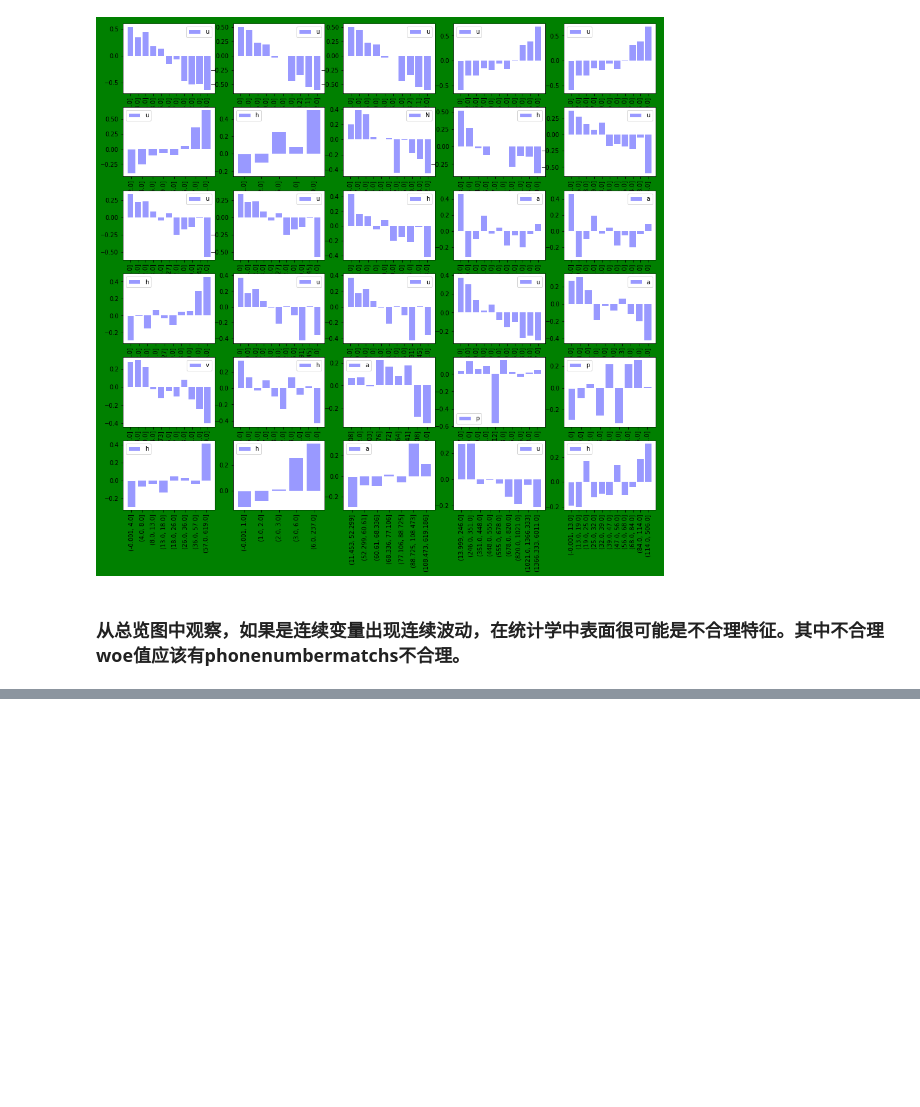
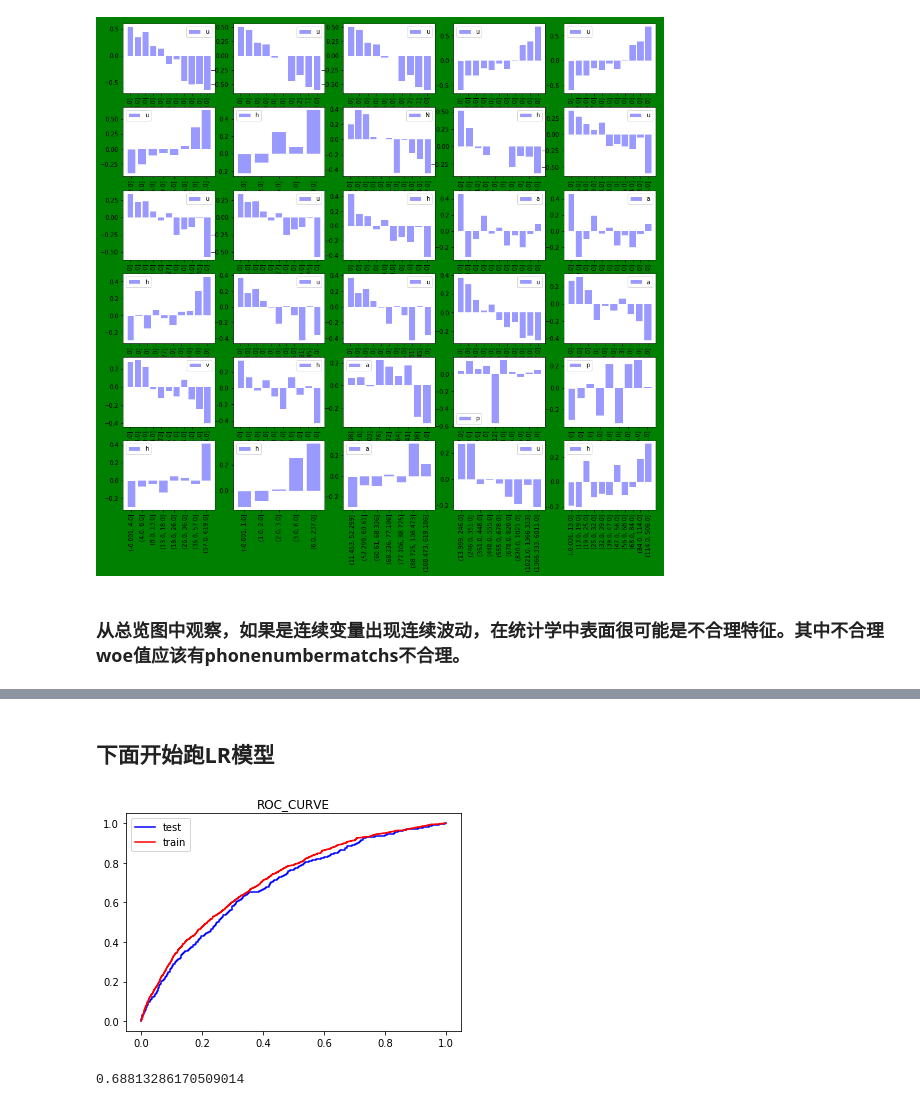
Before and after one commit to abeltowne/Machine-DeeP-Learning, a Jupyter notebook: 神经网络.ipynb, the cells around one changed output, grey strips where cells are left out. Cells and saved outputs as stored; diff of their text form; code cells hidden in the pictures; blank space fills up the shorter version.

```diff
--- a/神经网络.ipynb
+++ b/神经网络.ipynb
@@ -436,0 +567,14 @@ plt.show()
+# %%
+new_trainFiaData = finalData[new_trainFiaData_column]
+new_trainFiaData_copy =new_trainFiaData.copy()
+adict=globals()
+n=0
+for i in new_trainFiaData.columns:
+    new_trainFiaData_copy[i]=pd.qcut(new_trainFiaData[i],new_trainFiaData_cutN[n],duplicates ='drop')
+    n+=1
+for i in new_trainFiaData_copy.columns:
+    funQ = getIVandKS()
+    funQ.fit(new_trainFiaData_copy[i],finalData["y"])
+    adict["woe%s" %i] = dict(zip(funQ.result.index,funQ.result["woe"]))
+    new_trainFiaData_copy[i]=new_trainFiaData_copy[i].map(lambda x:adict["woe%s" % i][x])
+new_trainFiaData_copy
@@ -436,0 +600,27 @@ plt.show()
+# %% [markdown]
+## 下面开始跑LR模型
+# %%
+from sklearn.linear_model import LogisticRegression
+from sklearn.cross_validation import train_test_split
+from sklearn.metrics import roc_auc_score,auc,roc_curve
+x_train,x_test,y_train,y_test=train_test_split(new_trainFiaData_copy,finalData["y"],test_size=0.3)
+LR_1=LogisticRegression(penalty="l2",dual=False,tol=1e-4,C=1,class_weight="balanced")
+LR_1.fit(x_train,y_train)
+# np.isnan(final_data).any()
+#保存所建立的LR模型
+from sklearn.externals import joblib
+joblib.dump(LR_1, 'lr_1.model')
+LR=joblib.load("lr_1.model")
+##不断调整threhold的过程
+fpr,tpr,threhold=roc_curve(y_test,LR_1.predict_proba(x_test)[:,1])
+fpr1,tpr1,threhold1=roc_curve(y_train,LR_1.predict_proba(x_train)[:,1])
+from matplotlib import pyplot as plt
+plt.plot(fpr,tpr,color="blue")
+plt.plot(fpr1,tpr1,color="red")
+plt.title(u"ROC_CURVE")
+plt.legend(["test","train"])
+plt.show()
+auc(fpr,tpr)
+# %% [output]
+[figure, added]
+0.68813286170509014
```
Also changed, not shown: parts of 29 cells of this notebook.
